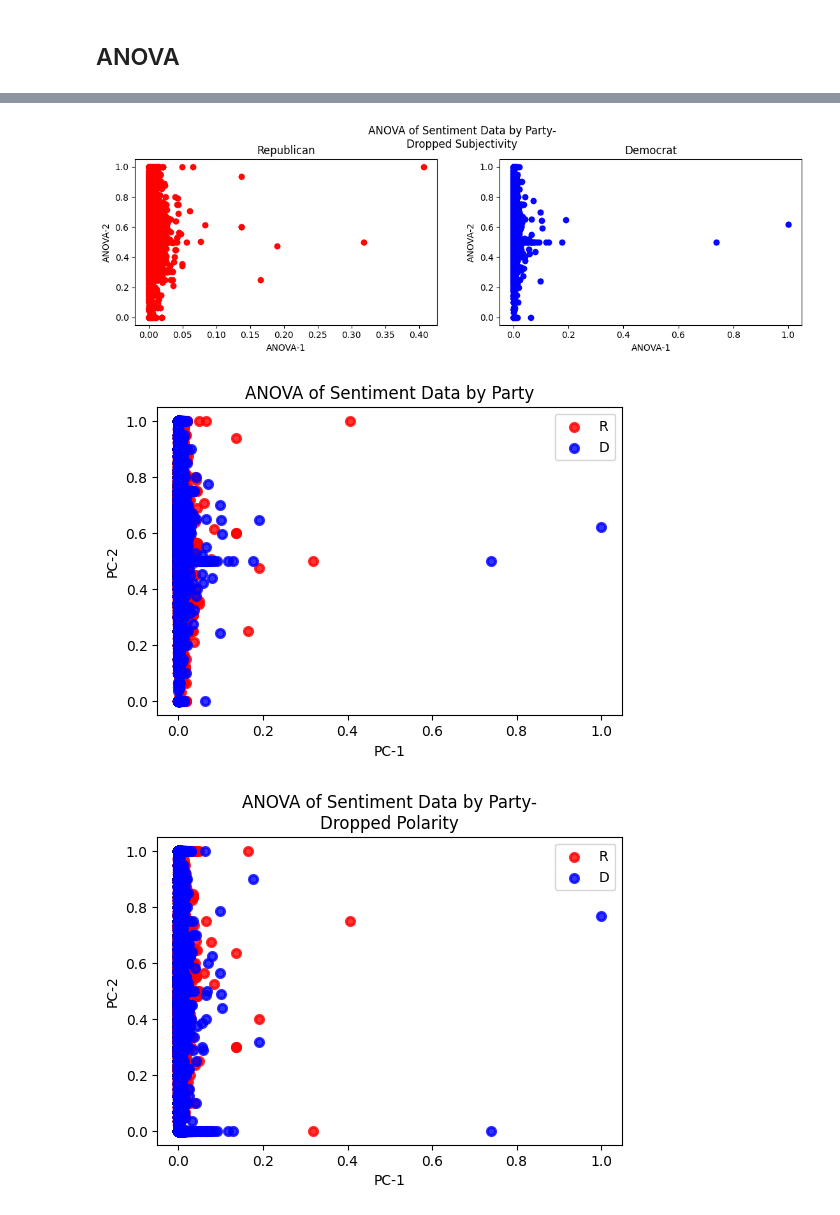
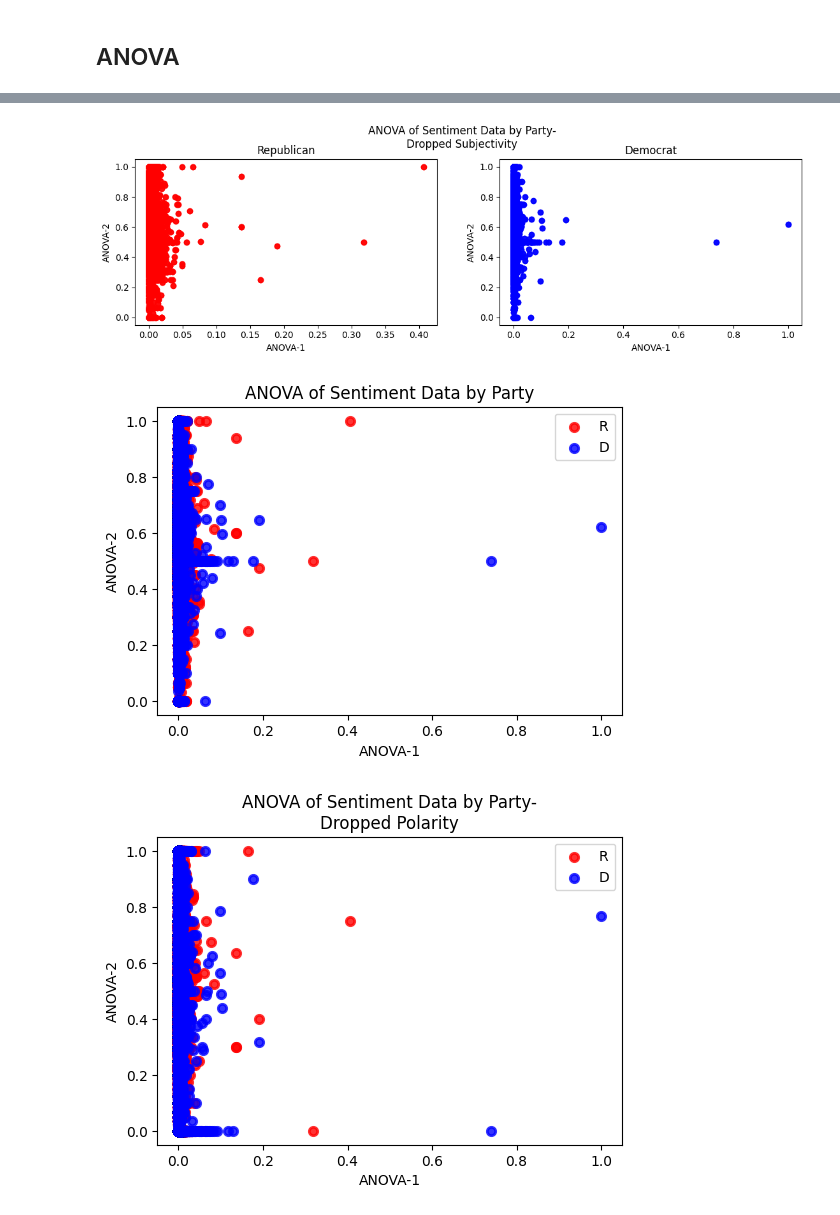
Before and after one commit to DevinPatel1/twitter-political-party-classifier, a Jupyter notebook: dimension_reduction.ipynb, the cells around one changed output, grey strips where cells are left out. Drawn from its saved outputs; the diff is of its cells as text; code cells hidden in the pictures.

```diff
--- a/dimension_reduction.ipynb
+++ b/dimension_reduction.ipynb
@@ -270,34 +270,34 @@ def plot_separate_ANOVA_features(X, y, feature1, feature2, title="Default Title"
     plt.show()
 
 plot_separate_ANOVA_features(X_r3, party_gth_df['Party'], feature1=1, feature2=2, title="ANOVA of Sentiment Data by Party", outfile="ANOVA-Party.png")
 plot_separate_ANOVA_features(X_r3_subject, party_gth_df['Party'], feature1=1, feature2=2, title="ANOVA of Sentiment Data by Party-\nDropped Polarity", outfile="ANOVA-Subject-Party.png")
 plot_separate_ANOVA_features(X_r3_polar, party_gth_df['Party'], feature1=1, feature2=2, title="ANOVA of Sentiment Data by Party-\nDropped Subjectivity", outfile="ANOVA-Polar-Party.png")
 
 
 # Plot two PC's overlayed with Party affiliation
 def plot_separate_ANOVA_features(X, y, feature1, feature2, title="Default Title", outfile="outfile.png"):
     plt.figure(figsize=(6,4))
     plt.title(title)
-    plt.xlabel("PC-1")
-    plt.ylabel("PC-2")
+    plt.xlabel("ANOVA-1")
+    plt.ylabel("ANOVA-2")
     party_colors = ['r', 'b']
     lw = 2
 
     for color, party, target_name in zip(party_colors, [i for i in range(len(party_gth_labels))], party_gth_labels):
         plt.scatter(X[y==party,feature1], # X-axis
                     X[y==party,feature2], # Y-axis
                     color=color, alpha=.8, lw=lw, label=target_name)
     plt.legend(loc='best', shadow=False, scatterpoints=1)
 
     exportFig(outfile)
     plt.show()
 
 plot_separate_ANOVA_features(X_r3, party_gth_df['Party'], 1, 2, title="ANOVA of Sentiment Data by Party", outfile=r"ANOVA-overlayed.png")
 plot_separate_ANOVA_features(X_r3_subject, party_gth_df['Party'], 1, 2, title="ANOVA of Sentiment Data by Party-\nDropped Polarity", outfile=r"ANOVA-Subject-overlayed.png")
 plot_separate_ANOVA_features(X_r3_polar, party_gth_df['Party'], 1, 2, title="ANOVA of Sentiment Data by Party-\nDropped Subjectivity", outfile=r"ANOVA-Polar-overlayed.png")
 # %% [output]
 [figure]
 [figure]
 [figure]
-[figure, old version]
+[figure, new version]
-[figure, old version]
+[figure, new version]
```
Also changed, not shown: parts of 1 cell of this notebook, 22 other files.
